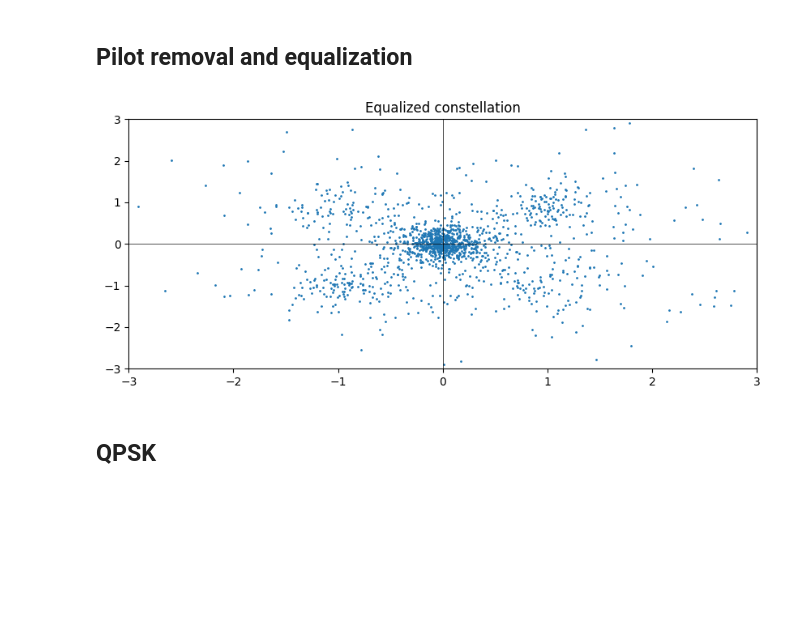
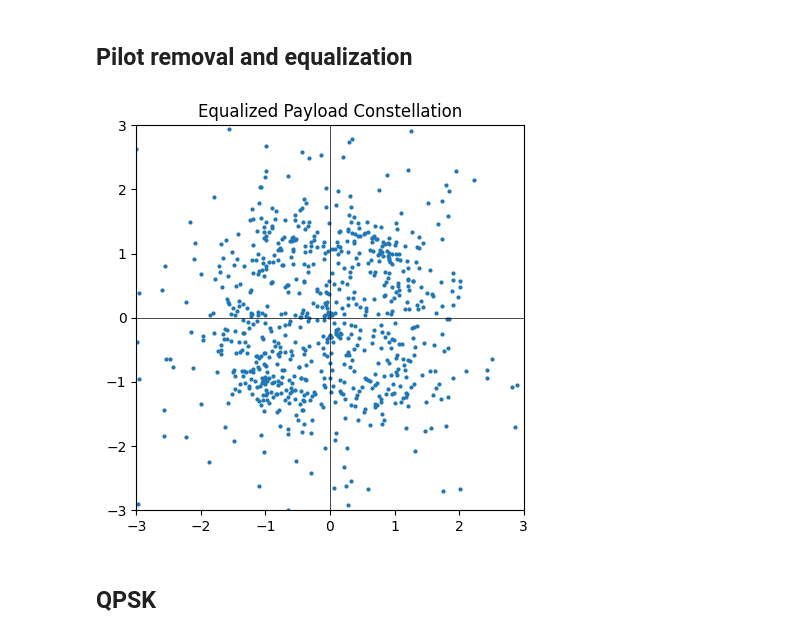
Before and after one commit to axellangenskiold/eitn21, a Jupyter notebook: assignment1_axel_task3.ipynb, the cells around one changed output. Saved outputs shown, nothing was run; the diff lists cells and outputs as text; code cells hidden in the pictures; blank space fills up the shorter version.

```diff
--- a/assignment1_axel_task3.ipynb
+++ b/assignment1_axel_task3.ipynb
@@ -64,7 +67,8 @@ D=20, r_bb length=6353, ~42 OFDM symbols
 # %% [markdown]
 ## Synchronization and Removal of the Cyclic Prefix
 # %%
-Tper = Nsc // 2  # = 64, pilot symbol period
+
+Tper = Nsc // 2
 
 wins  = sliding_window_view(r_bb, 2 * Tper)
 gamma = np.sum(wins[:, :Tper] * np.conj(wins[:, Tper:]), axis=1)
@@ -72,14 +76,14 @@ phi1  = np.sum(np.abs(wins[:, :Tper])**2, axis=1)
 phi2  = np.sum(np.abs(wins[:, Tper:])**2, axis=1)
 mu    = np.abs(gamma) / np.sqrt(phi1 * phi2 + 1e-10)
 
-T0 = np.argmax(mu)          # start of pilot OFDM data (after CP)
-t0 = T0 - Ncp               # start of pilot CP
-print(f'Pilot starts at: {t0}, OFDM data at: {T0}')
+peak = int(np.argmax(mu))
+print(f"Sync peak at OFDM data sample {peak}")
 
-# Extract symbols from t0 (start of pilot CP)
-Nofdm   = Nsc + Ncp
-n_sym   = (len(r_bb) - t0) // Nofdm
-ofdm_blocks = r_bb[t0 : t0 + n_sym*Nofdm].reshape(n_sym, Nofdm)
-ofdm_data   = ofdm_blocks[:, Ncp:]
-print(f'Total OFDM symbols: {n_sym}')
+plt.figure(figsize=(10, 3))
+plt.plot(mu)
+plt.axvline(peak, color="r", ls="--", label="sync peak")
+plt.title("Schmidl-Cox Synchronization Metric")
+plt.grid()
+plt.legend()
+plt.show()
 # %% [output]
@@ -117,17 +248,18 @@ plt.show()
 # %% [markdown]
 ## Pilot removal and equalization
 # %%
-X_data = X[1:-1]
 
-X_eq = X_data / H_full   # shape: (n_sym, 128) — divides each row by
-
-plt.scatter(X_eq[1:].real.flatten(), X_eq[1:].imag.flatten(), s=1)
-plt.xlim(-3, 3); plt.ylim(-3, 3)
-plt.axhline(0, color='k', lw=0.5); plt.axvline(0, color='k', lw=0.5)
-plt.title('Equalized constellation')
-plt.grid(); plt.show()
+plt.figure(figsize=(5, 5))
+plt.scatter(X_eq.real.flatten(), X_eq.imag.flatten(), s=4)
+plt.xlim(-3, 3)
+plt.ylim(-3, 3)
+plt.axhline(0, color="k", lw=0.5)
+plt.axvline(0, color="k", lw=0.5)
+plt.title("Equalized Payload Constellation")
+plt.grid()
+plt.show()
 # %% [output]
-[figure, old version]
+[figure, new version]
 # %% [markdown]
 ## QPSK
 # %%
```
Also changed, not shown: parts of 8 cells of this notebook.
